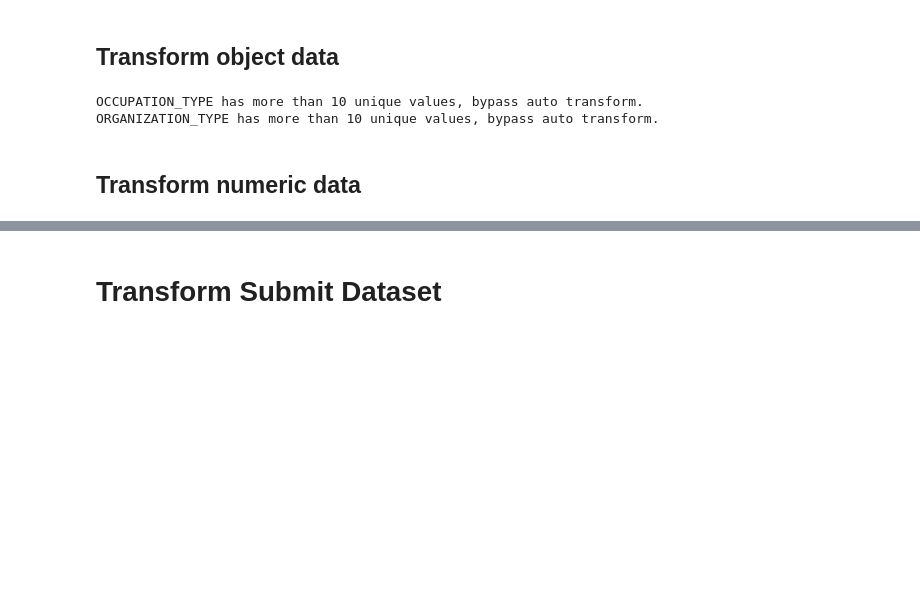
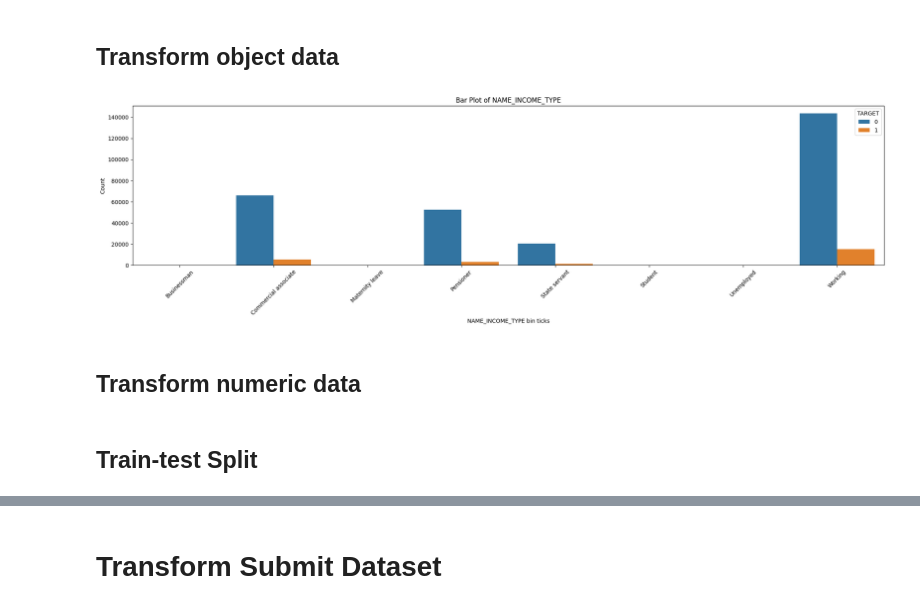
Before and after one commit to hng0810/homecredit-pd, a Jupyter notebook: notebook/0_data_transform.ipynb, the cells around one changed output, grey strips where cells are left out. Drawn from its saved outputs; the diff is of its cells as text; code cells hidden in the pictures; blank space fills up the shorter version.

```diff
--- a/notebook/0_data_transform.ipynb
+++ b/notebook/0_data_transform.ipynb
@@ -41,17 +43,14 @@ def auto_transform_object(df, max_unique=10, output_path = "."):
             object_col.append(col)
     for col in object_col:
         nunique = df[col].nunique()
-        if nunique == 2:
+        if nunique == 2: # Transform binary features -> dummy and log recode table
             vals = list(df[col].unique())
             df[col] = np.where(df[col] == vals[0], 1, np.where(df[col] == vals[1], 0, np.nan))
             log_binary_bin.append([col, vals[0], vals[1]])
-        elif nunique > 2 and nunique < max_unique:
+        elif nunique > 2 and nunique < max_unique: # Transform 'object' to 'category' features to pass through lightgbm
             df[col] = df[col].astype('category')
-        elif nunique > max_unique:
-            print(f'{col} has more than {max_unique} unique values, bypass auto transform.')
+        elif nunique > max_unique: # Bypass features with too many unique values
+            print(f'{col} has more than {max_unique} unique values, bypassed.')
     pd.DataFrame(log_binary_bin, columns=['column', 'bin_1', 'bin_0']).to_csv(output_path, index=False)
 
 auto_transform_object(raw, max_unique=10, output_path = '../log/log_binary_bin.csv')
-# %% [output]
-OCCUPATION_TYPE has more than 10 unique values, bypass auto transform.
-ORGANIZATION_TYPE has more than 10 unique values, bypass auto transform.
@@ -81,0 +62,7 @@ raw['ORGANIZATION_TYPE'] = raw['ORGANIZATION_TYPE'].astype('category')
+# %%
+# raw.NAME_INCOME_TYPE.unique()
+# ['Working', 'State servant', 'Commercial associate', 'Pensioner', 'Unemployed', 'Student', 'Businessman', 'Maternity leave']
+# Categories (8, object): ['Businessman', 'Commercial associate', 'Maternity leave', 'Pensioner', 'State servant', 'Student', 'Unemployed', 'Working']
+utils._plot_bar_hue(raw, 'NAME_INCOME_TYPE', 'TARGET')
+# %% [output]
+[figure, added]
@@ -90,0 +132,2 @@ raw['AMT_INCOME_TOTAL'] = np.where(raw['AMT_INCOME_TOTAL'] == 117000000, 202500,
+# %% [markdown]
+## Train-test Split
```
Also changed, not shown: parts of 19 cells of this notebook, 32 other files.
